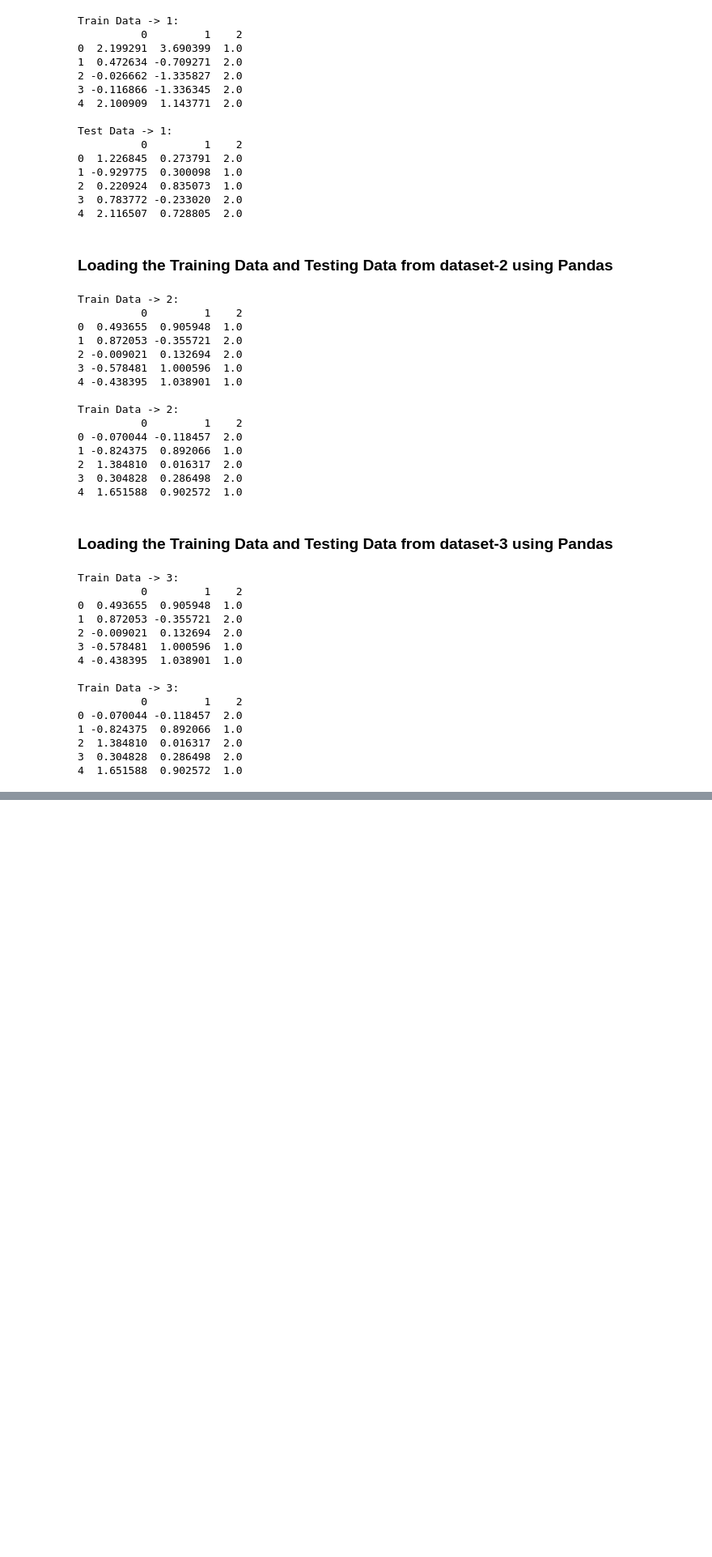
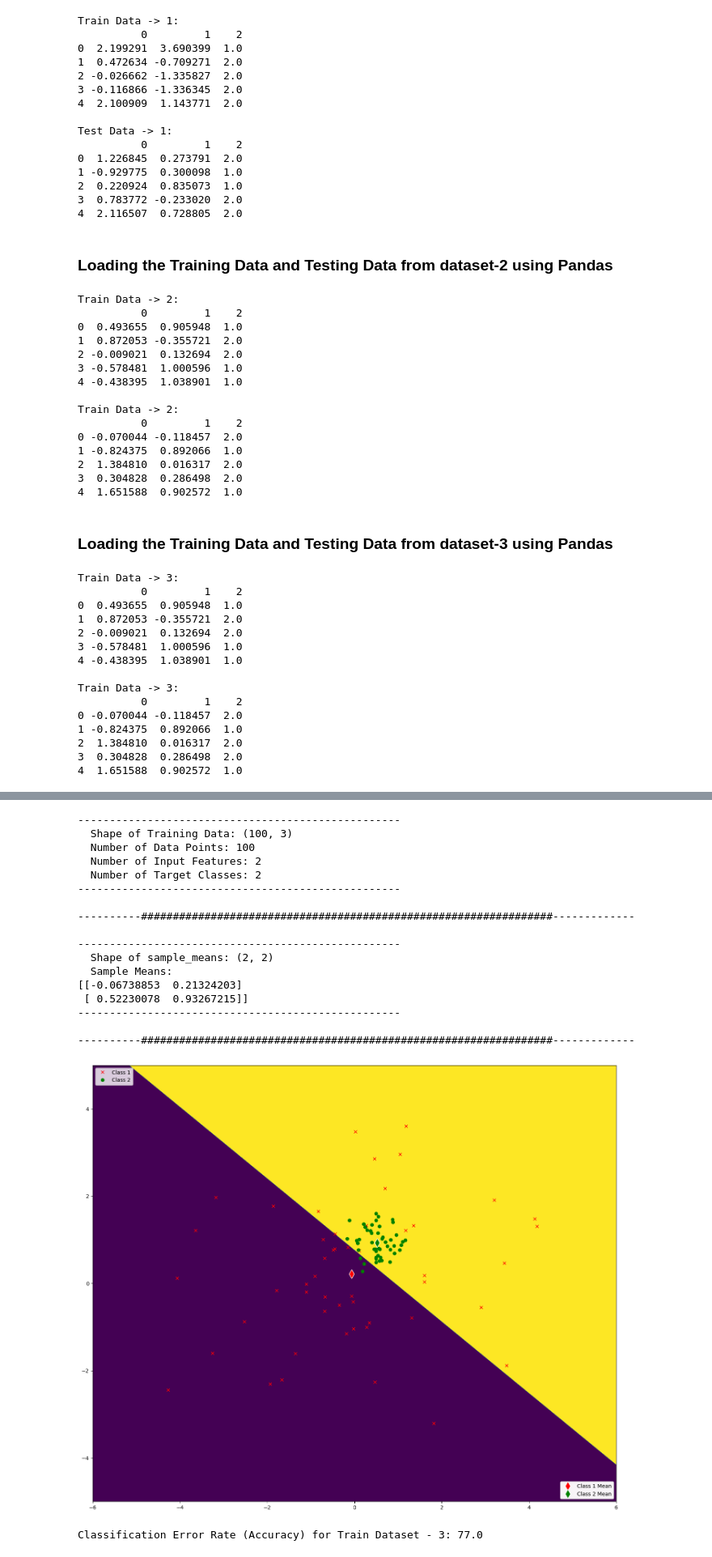
Before and after one commit to SudeshKumarSK/ee559-mlOne, a Jupyter notebook: homeworkOne.ipynb, the cells around one changed output, grey strips where cells are left out. Shown: that part at 81% size. Drawn from its saved outputs; the diff is of its cells as text; code cells hidden in the pictures; blank space fills up the shorter version.

```diff
--- a/homeworkOne.ipynb
+++ b/homeworkOne.ipynb
@@ -127,3 +205,29 @@ nmc_test_2 = nearestMeansClassifier.NearestMeansClassifier(test_data_2)
 # %%
 nmc_train_3 = nearestMeansClassifier.NearestMeansClassifier(train_data_3)
 nmc_test_3 = nearestMeansClassifier.NearestMeansClassifier(test_data_3)
+# %%
+nmc_train_3.generate_data()
+nmc_train_3.findClassMeans()
+nmc_train_3.plotBoundary()
+nmc_train_3.classify()
+print(f"Classification Error Rate (Accuracy) for Train Dataset - 3: {nmc_train_3.calculateAccuracy(True)}")
+# %% [output]
+---------------------------------------------------
+  Shape of Training Data: (100, 3)
+  Number of Data Points: 100
+  Number of Input Features: 2
+  Number of Target Classes: 2
+---------------------------------------------------
+
+----------#################################################################-------------
+
+---------------------------------------------------
+  Shape of sample_means: (2, 2)
+  Sample Means:
+[[-0.06738853  0.21324203]
+ [ 0.52230078  0.93267215]]
+---------------------------------------------------
+
+----------#################################################################-------------
+[figure, added]
+Classification Error Rate (Accuracy) for Train Dataset - 3: 77.0
```
Also changed, not shown: parts of 5 cells of this notebook.
